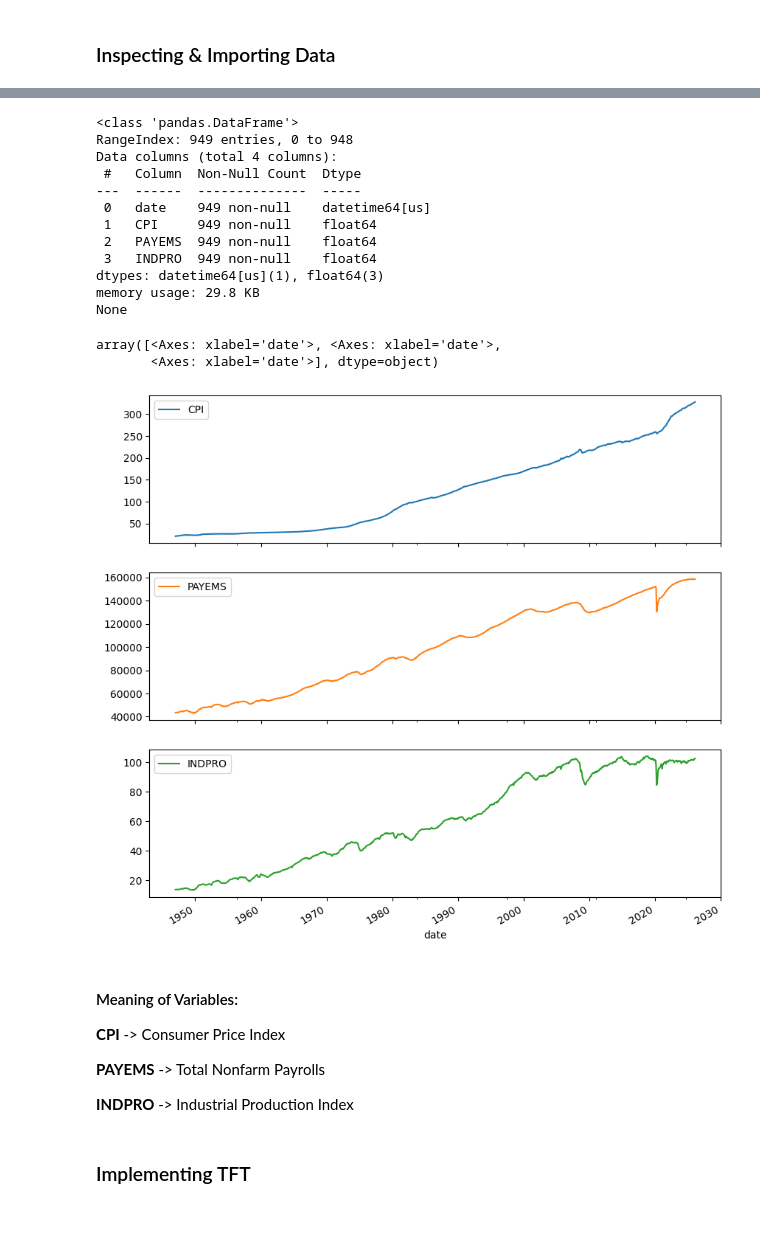
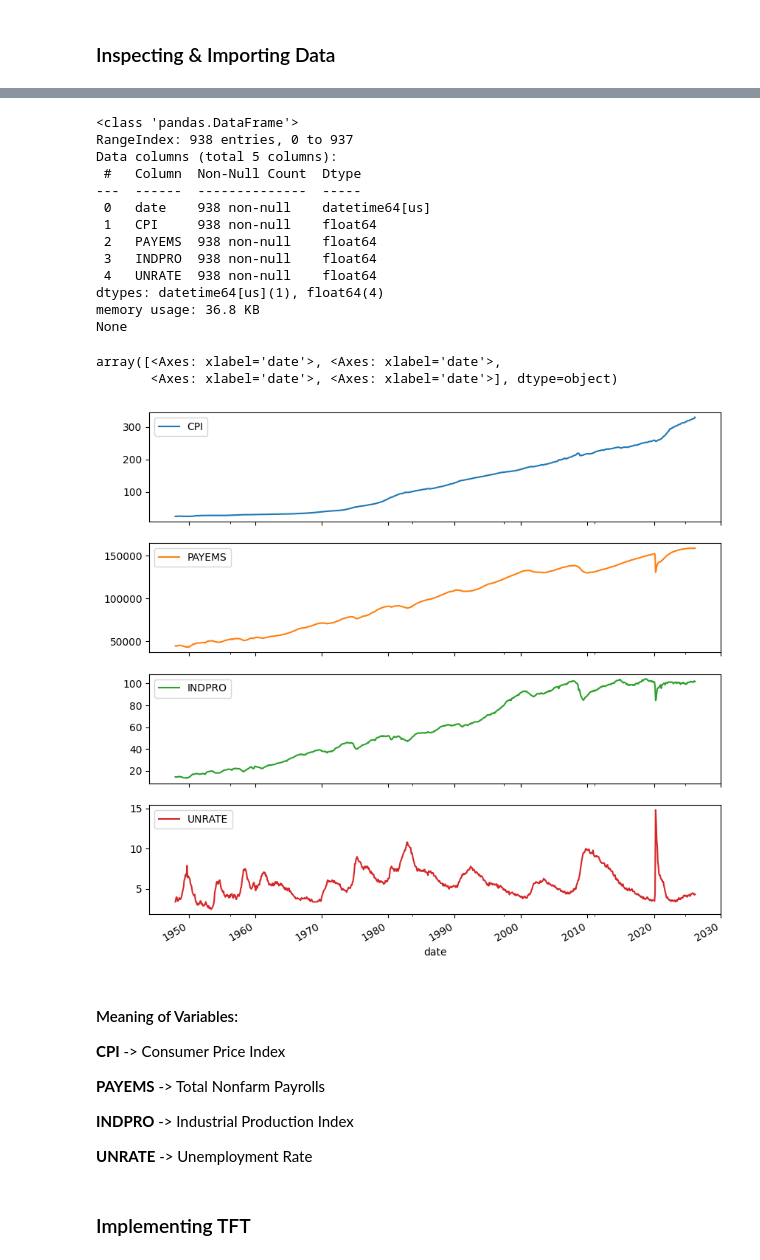
Before and after one commit to minnaheim/aml2026-group-3, a Jupyter notebook: src/basic-tft.ipynb, the cells around one changed output, grey strips where cells are left out. Saved outputs shown, nothing was run; the diff lists cells and outputs as text; code cells hidden in the pictures; blank space fills up the shorter version.

Commit message:
tft with unrate

```diff
--- a/src/basic-tft.ipynb
+++ b/src/basic-tft.ipynb
@@ -43,8 +43,8 @@ print(df_monthly.tail(10))
 # %%
 # select only the 3 vars with the longest history to avoid NaN issues
-df_monthly = df_monthly[["date", "CPI", "PAYEMS", "INDPRO"]]
+df_monthly = df_monthly[["date", "CPI", "PAYEMS", "INDPRO", "UNRATE"]]
 
 # drop rows where any core variable is NaN (restricts to common date range)
-df_monthly = df_monthly.dropna(subset=["CPI", "PAYEMS", "INDPRO"]).reset_index(drop=True)
+df_monthly = df_monthly.dropna(subset=["CPI", "PAYEMS", "INDPRO", "UNRATE"]).reset_index(drop=True)
 print(f"Date range after dropping NAs: {df_monthly['date'].min()} to {df_monthly['date'].max()}, {len(df_monthly)} rows")
 # %% [output]
@@ -53,24 +53,25 @@ Date range after dropping NAs: 1947-01-01 00:00:00 to 2026-02-01 00:00:00, 949 r
 print(df_monthly.info())
 # %% [output]
 <class 'pandas.DataFrame'>
-RangeIndex: 949 entries, 0 to 948
-Data columns (total 4 columns):
+RangeIndex: 938 entries, 0 to 937
+Data columns (total 5 columns):
  #   Column  Non-Null Count  Dtype
 ---  ------  --------------  -----
- 0   date    949 non-null    datetime64[us]
- 1   CPI     949 non-null    float64
- 2   PAYEMS  949 non-null    float64
- 3   INDPRO  949 non-null    float64
-dtypes: datetime64[us](1), float64(3)
-memory usage: 29.8 KB
+ 0   date    938 non-null    datetime64[us]
+ 1   CPI     938 non-null    float64
+ 2   PAYEMS  938 non-null    float64
+ 3   INDPRO  938 non-null    float64
+ 4   UNRATE  938 non-null    float64
+dtypes: datetime64[us](1), float64(4)
+memory usage: 36.8 KB
 None
 # %%
 # basic plot to inspect length
-df_monthly.plot(x='date', y=['CPI', 'PAYEMS','INDPRO'], subplots=True, figsize=(10, 10))
+df_monthly.plot(x='date', y=['CPI', 'PAYEMS','INDPRO', 'UNRATE'], subplots=True, figsize=(10, 10))
 # %% [output]
 array([<Axes: xlabel='date'>, <Axes: xlabel='date'>,
-       <Axes: xlabel='date'>], dtype=object)
+       <Axes: xlabel='date'>, <Axes: xlabel='date'>], dtype=object)
-[figure, old version]
+[figure, new version]
 # %% [markdown]
 #### Meaning of Variables:
 
@@ -80,6 +81,8 @@ array([<Axes: xlabel='date'>, <Axes: xlabel='date'>,
 <!-- **JTSJOL** -> Job Openings: Total Nonfarm (non-farm workers)
 **UMCSENT** -> University of Michigan Sentiment Index -->
 **INDPRO** -> Industrial Production Index
+
+**UNRATE** -> Unemployment Rate
 # %% [markdown]
 ### Implementing TFT
 # %% [markdown]
```
Also changed, not shown: parts of 14 cells of this notebook, 1 other file.
